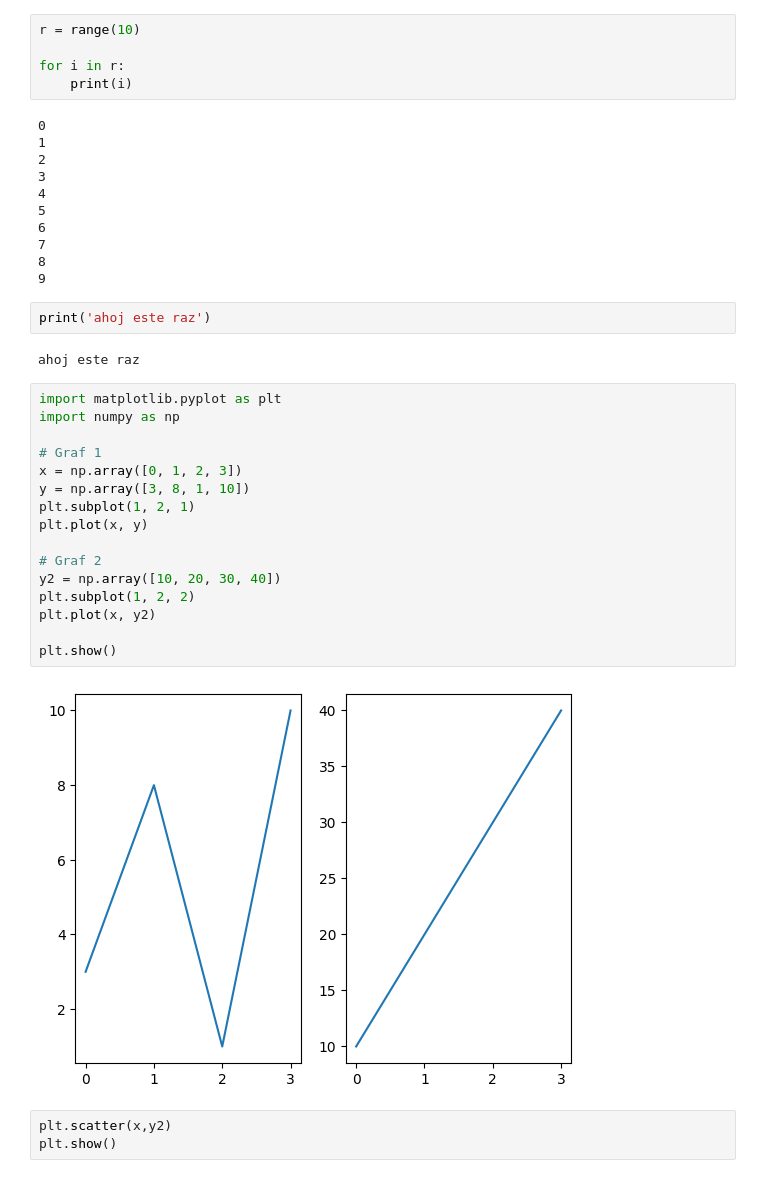
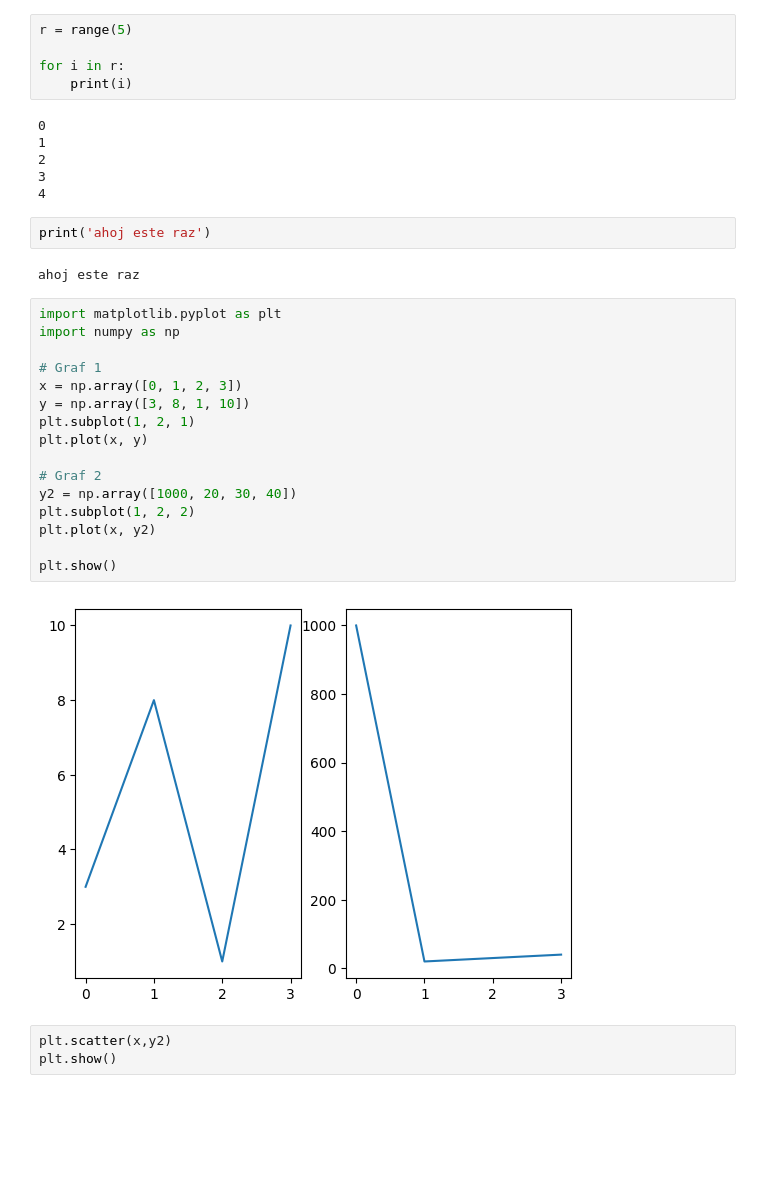
Before and after one commit to ruman1990/skolenie, a Jupyter notebook: analytikI/test.ipynb, the cells around one changed output. Drawn from its saved outputs; the diff is of its cells as text; blank space fills up the shorter version.

```diff
--- a/analytikI/test.ipynb
+++ b/analytikI/test.ipynb
@@ -1,5 +1,5 @@
 # %%
-r = range(10)
+r = range(5)
 
 for i in r:
     print(i)
@@ -9,11 +9,6 @@ for i in r:
 2
 3
 4
-5
-6
-7
-8
-9
 # %%
 print('ahoj este raz')
 # %% [output]
@@ -21,21 +16,21 @@ ahoj este raz
 # %%
 import matplotlib.pyplot as plt
 import numpy as np
 
 # Graf 1
 x = np.array([0, 1, 2, 3])
 y = np.array([3, 8, 1, 10])
 plt.subplot(1, 2, 1)
 plt.plot(x, y)
 
 # Graf 2
-y2 = np.array([10, 20, 30, 40])
+y2 = np.array([1000, 20, 30, 40])
 plt.subplot(1, 2, 2)
 plt.plot(x, y2)
 
 plt.show()
 # %% [output]
-[figure, old version]
+[figure, new version]
 # %%
 plt.scatter(x,y2)
 plt.show()
```
Also changed, not shown: parts of 2 cells of this notebook, 11 other files.
